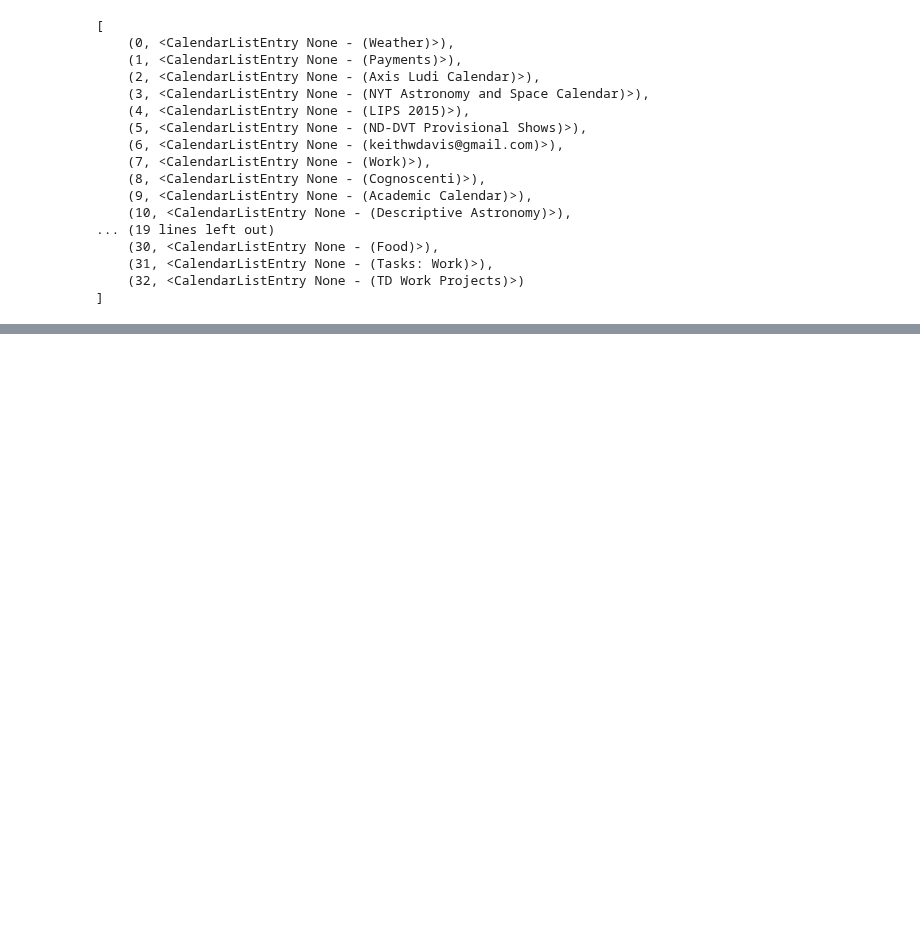
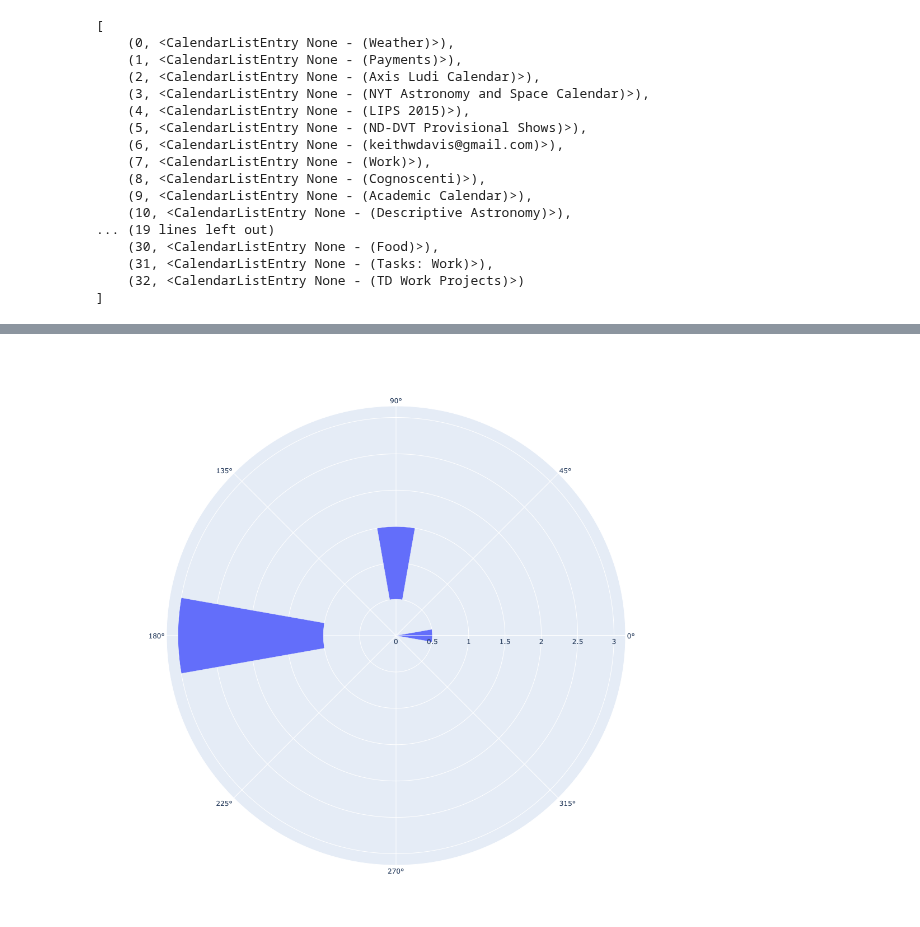
Before and after one commit to KeithDavis067/taskbraid, a Jupyter notebook: python/circlecal/SB.ipynb, the cells around one changed output, grey strips where cells are left out. Drawn from its saved outputs; the diff is of its cells as text; code cells hidden in the pictures; blank space fills up the shorter version.

```diff
--- a/python/circlecal/SB.ipynb
+++ b/python/circlecal/SB.ipynb
@@ -142,0 +216,6 @@ df
+# %%
+fig = go.Figure(go.Barpolar(r=[0.5, 1, 2], theta=[0, 90, 180], base=[0, 0.5, 1], width=20))
+fig.update_layout(height=1000)
+fig.show()
+# %% [output]
+[figure, added]
```
Also changed, not shown: parts of 21 cells of this notebook.
